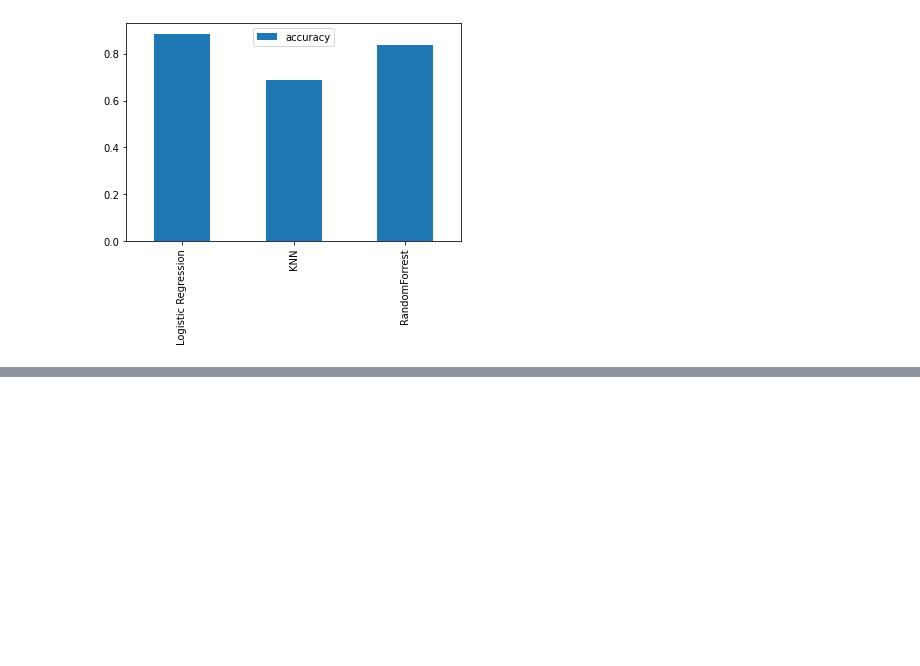
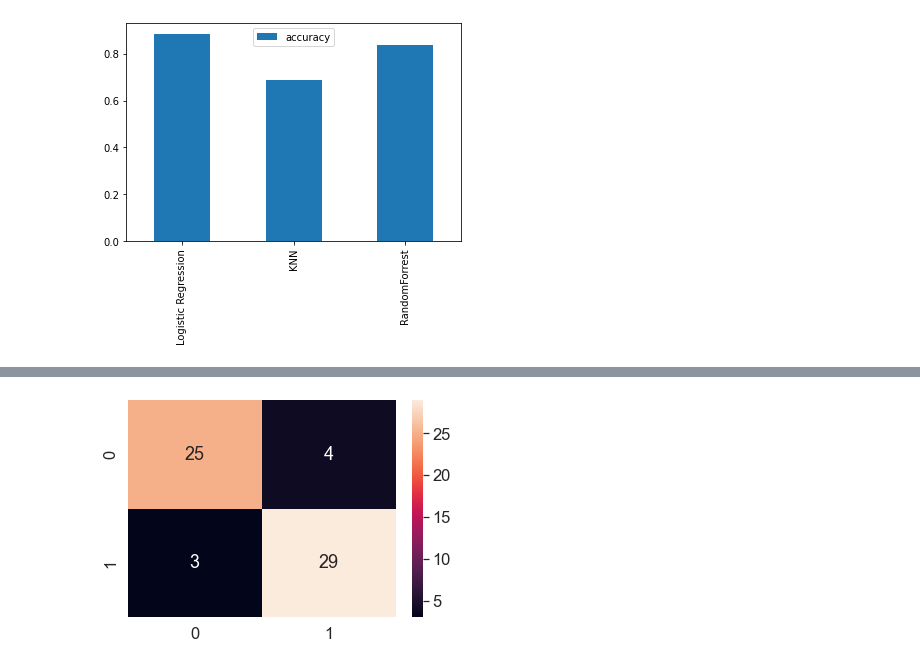
Before and after one commit to kotsun32/heart_disease_classification_ML_model, a Jupyter notebook: Heart_disease_classifcation .ipynb, the cells around one changed output, grey strips where cells are left out. Drawn from its saved outputs; the diff is of its cells as text; code cells hidden in the pictures; blank space fills up the shorter version.

```diff
--- a/Heart_disease_classifcation .ipynb
+++ b/Heart_disease_classifcation .ipynb
@@ -273,0 +461,4 @@ model_compare.T.plot.bar();
+# %%
+sns.heatmap(confusion_matrix(y_test,y_preds),annot=True);
+# %% [output]
+[figure, added]
```
Also changed, not shown: parts of 34 cells of this notebook.
